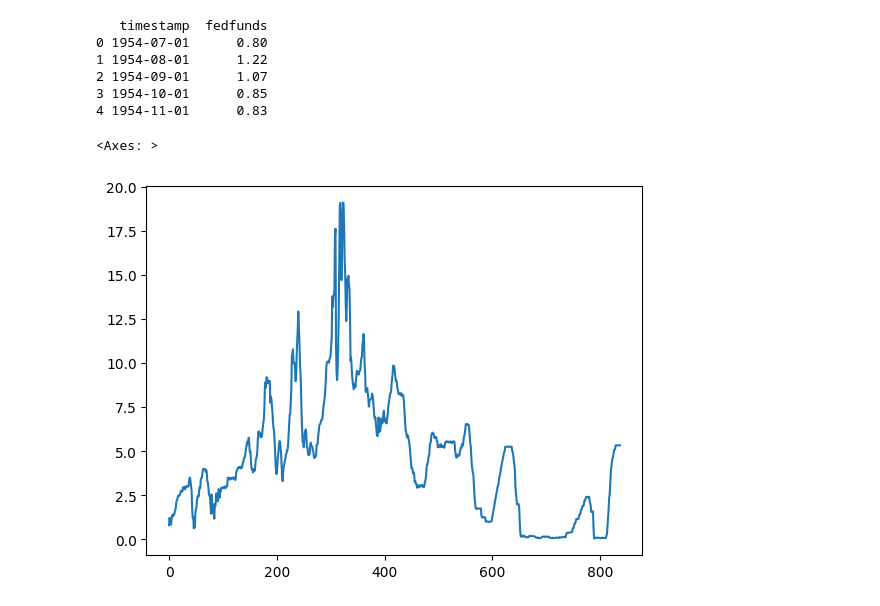
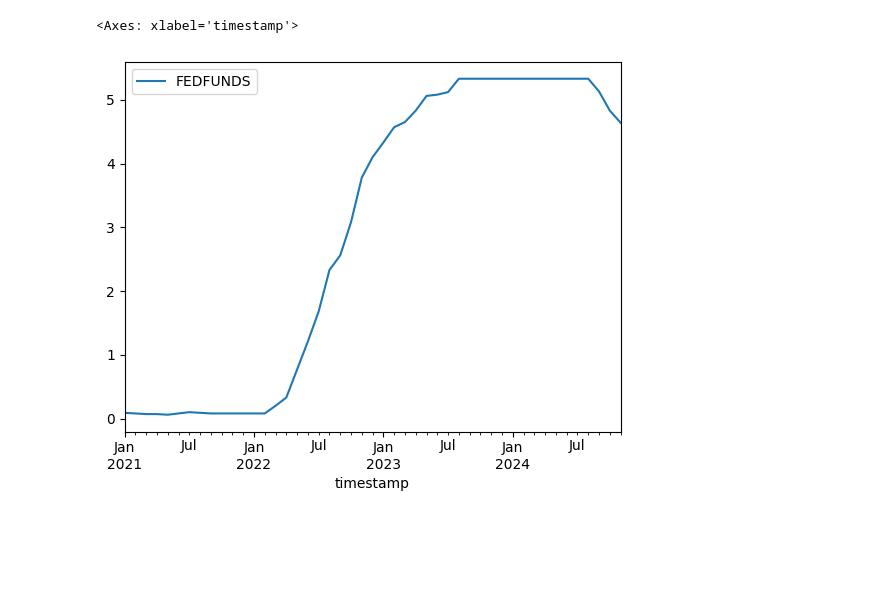
Before and after one commit to AxelGard/cira-examples, a Jupyter notebook: fed_rate.ipynb, the cells around one changed output. Cells and saved outputs as stored; diff of their text form; code cells hidden in the pictures; blank space fills up the shorter version.

```diff
--- a/fed_rate.ipynb
+++ b/fed_rate.ipynb
@@ -30,15 +37,11 @@ data.head()
 # %%
 fed = pd.read_csv("./FEDFUNDS.csv")
-fed["timestamp"] = pd.to_datetime(fed["timestamp"])
-fed.set_index(keys=["timestamp"])
-print(fed.head())
-fed["fedfunds"].plot()
+fed["timestamp"] = pd.to_datetime(fed["DATE"])
+fed.drop(columns=["DATE"], inplace=True)
+fed.set_index(keys=["timestamp"], inplace=True)
+fed = fed.loc[str(datetime(2021, 1, 1)):]
+fed.head()
+fed.plot()
 # %% [output]
-   timestamp  fedfunds
-0 1954-07-01      0.80
-1 1954-08-01      1.22
-2 1954-09-01      1.07
-3 1954-10-01      0.85
-4 1954-11-01      0.83
+<Axes: xlabel='timestamp'>
-<Axes: >
-[figure, old version]
+[figure, new version]
```
Also changed, not shown: parts of 4 cells of this notebook, 1 other file.
